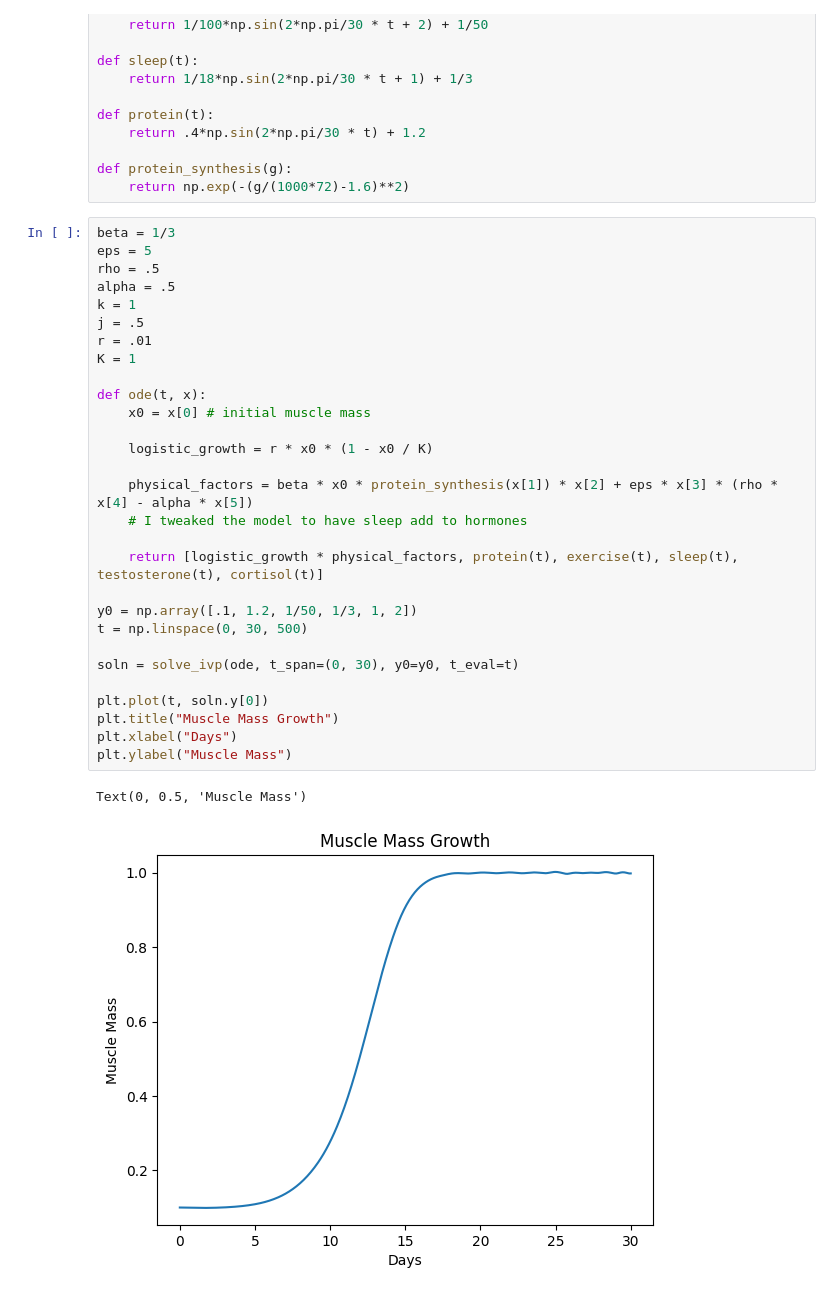
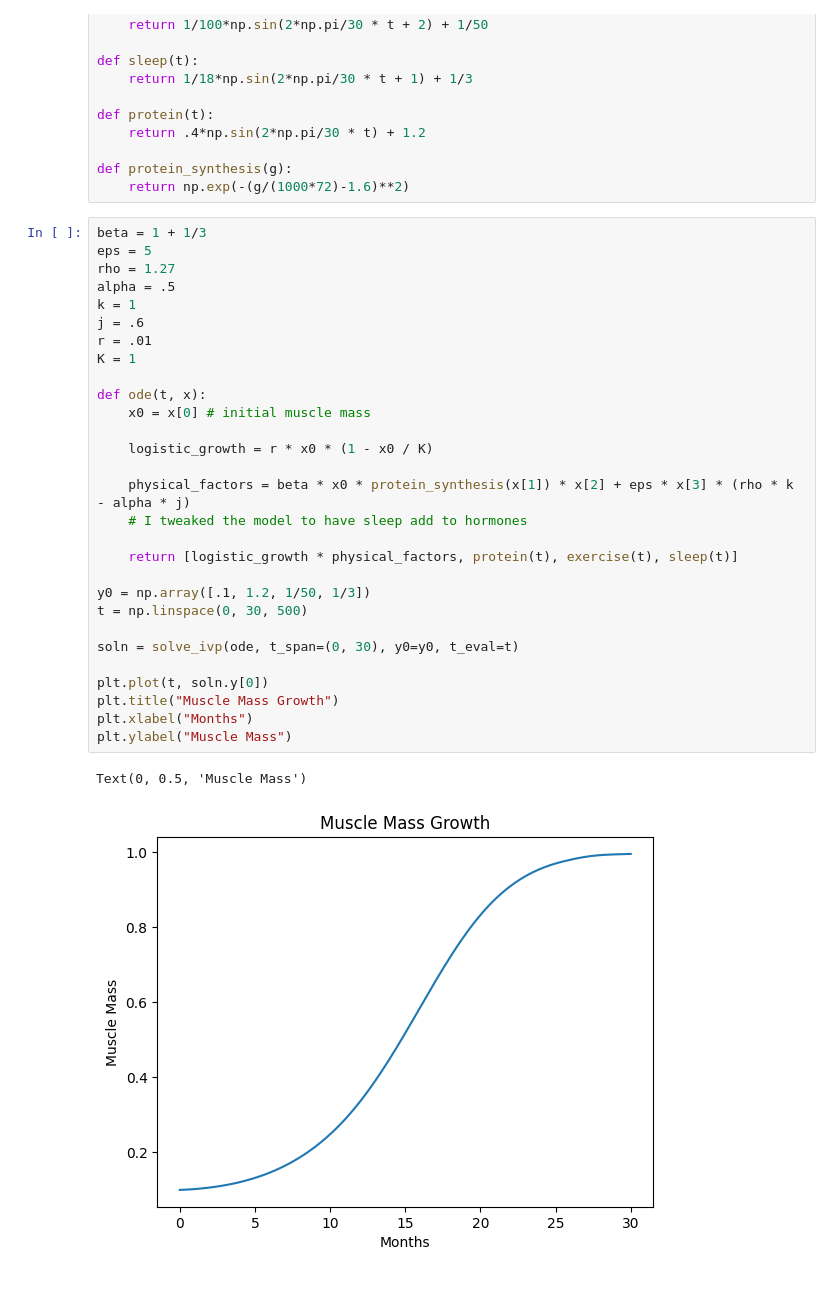
Before and after one commit to KadenParker1/math436_modeling_project, a Jupyter notebook: Project436.ipynb, the cells around one changed output. Drawn from its saved outputs; the diff is of its cells as text.

```diff
--- a/Project436.ipynb
+++ b/Project436.ipynb
@@ -74,34 +85,34 @@ def protein(t):
 def protein_synthesis(g):
     return np.exp(-(g/(1000*72)-1.6)**2)
 # %%
-beta = 1/3
+beta = 1 + 1/3
 eps = 5
-rho = .5
+rho = 1.27
 alpha = .5
 k = 1
-j = .5
+j = .6
 r = .01
 K = 1
 
 def ode(t, x):
     x0 = x[0] # initial muscle mass
 
     logistic_growth = r * x0 * (1 - x0 / K)
 
-    physical_factors = beta * x0 * protein_synthesis(x[1]) * x[2] + eps * x[3] * (rho * x[4] - alpha * x[5])
+    physical_factors = beta * x0 * protein_synthesis(x[1]) * x[2] + eps * x[3] * (rho * k - alpha * j)
     # I tweaked the model to have sleep add to hormones
 
-    return [logistic_growth * physical_factors, protein(t), exercise(t), sleep(t), testosterone(t), cortisol(t)]
+    return [logistic_growth * physical_factors, protein(t), exercise(t), sleep(t)]
 
-y0 = np.array([.1, 1.2, 1/50, 1/3, 1, 2])
+y0 = np.array([.1, 1.2, 1/50, 1/3])
 t = np.linspace(0, 30, 500)
 
 soln = solve_ivp(ode, t_span=(0, 30), y0=y0, t_eval=t)
 
 plt.plot(t, soln.y[0])
 plt.title("Muscle Mass Growth")
-plt.xlabel("Days")
+plt.xlabel("Months")
 plt.ylabel("Muscle Mass")
 # %% [output]
 Text(0, 0.5, 'Muscle Mass')
-[figure, old version]
+[figure, new version]
```
Also changed, not shown: parts of 1 cell of this notebook, 2 other files.
